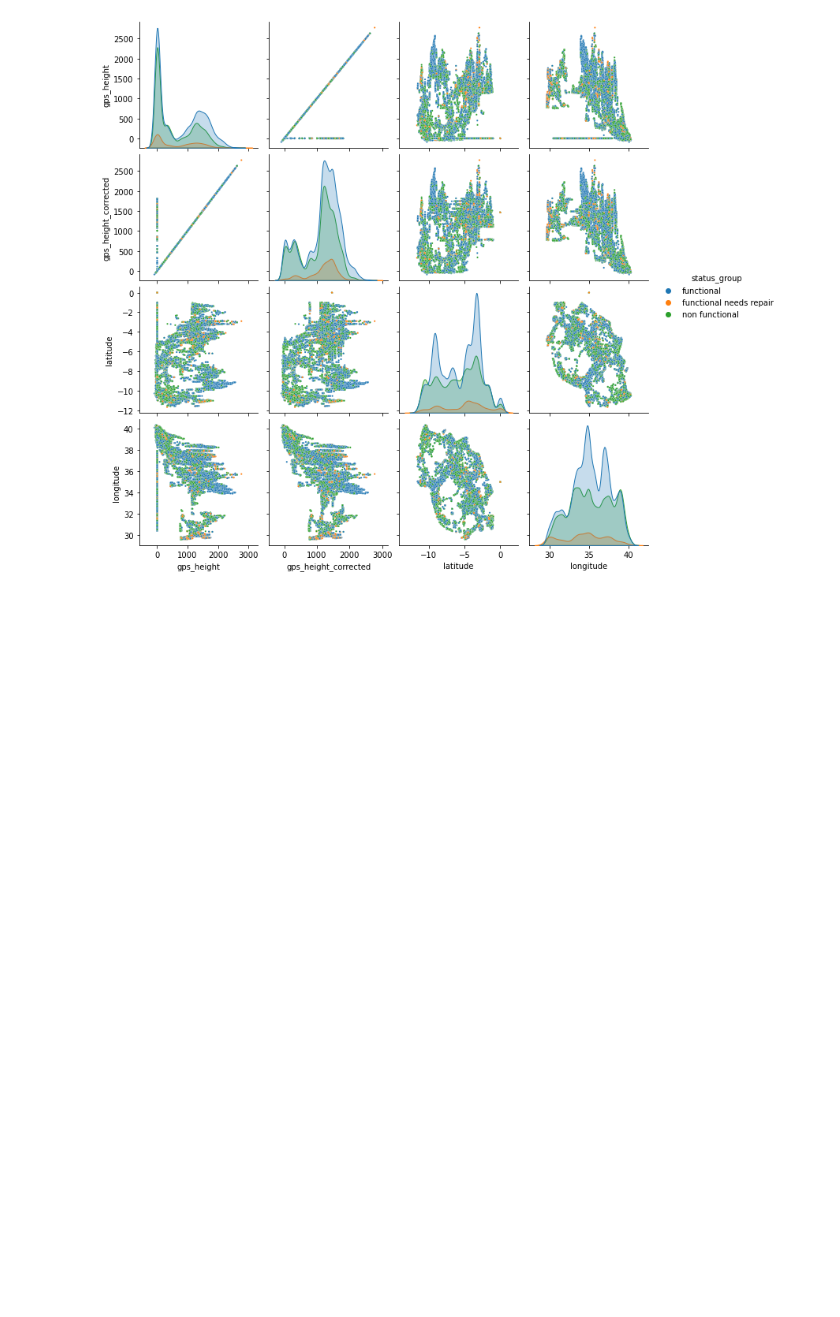
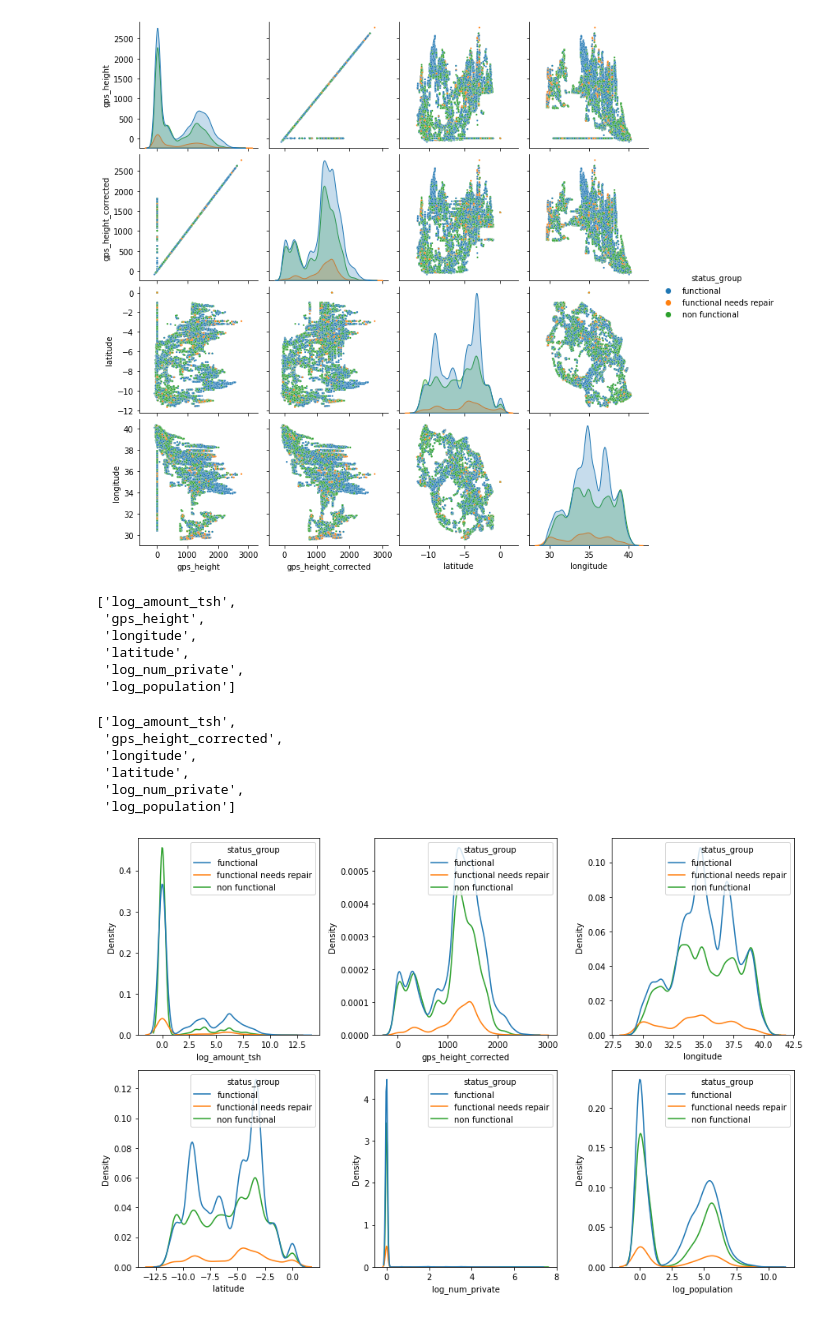
Before and after one commit to dmclark53/Springboard, a Jupyter notebook: Capstone-Project-Two/notebooks/Water_Pumps_EDA.ipynb, the cells around one changed output. Cells and saved outputs as stored; diff of their text form; code cells hidden in the pictures; blank space fills up the shorter version.

Commit message:
Created updated list of corrected numerical variables.

```diff
--- a/Capstone-Project-Two/notebooks/Water_Pumps_EDA.ipynb
+++ b/Capstone-Project-Two/notebooks/Water_Pumps_EDA.ipynb
@@ -388,3 +388,40 @@ sns.pairplot(df[['gps_height', 'gps_height_corrected', 'latitude', 'longitude',
 plt.show()
 # %% [output]
 [figure]
+# %%
+new_num_cols_list
+# %% [output]
+['log_amount_tsh',
+ 'gps_height',
+ 'longitude',
+ 'latitude',
+ 'log_num_private',
+ 'log_population']
+# %%
+num_cols_list_corrected = [f'{x}_corrected' if x == 'gps_height' else x for x in new_num_cols_list]
+# %%
+num_cols_list_corrected
+# %% [output]
+['log_amount_tsh',
+ 'gps_height_corrected',
+ 'longitude',
+ 'latitude',
+ 'log_num_private',
+ 'log_population']
+# %%
+num_cols = 3
+num_rows = 2
+
+num_plots = len(new_num_cols_list)
+num_cols = 3
+num_rows = num_plots//num_cols
+
+fix, ax = plt.subplots(num_rows, num_cols, figsize=(12, 8))
+for i, column in enumerate(num_cols_list_corrected):
+    row_i = i // num_cols
+    col_i = i % num_cols
+    sns.kdeplot(x=column, hue='status_group', data=df, ax=ax[row_i, col_i])
+plt.tight_layout()
+plt.show()
+# %% [output]
+[figure, added]
```
